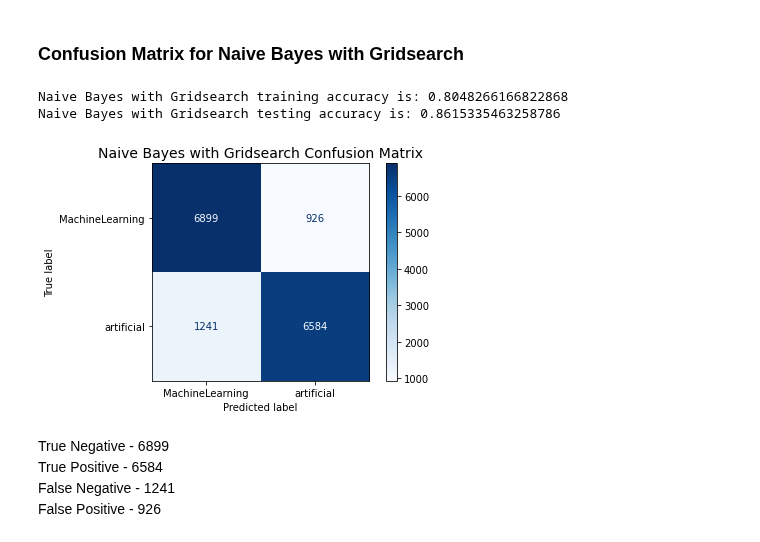
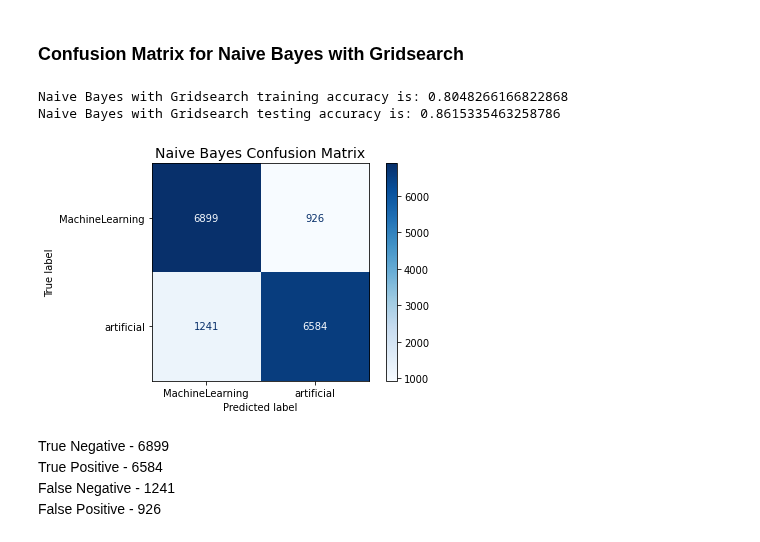
Before and after one commit to amcurley/GA_projects, a Jupyter notebook: Projects/project_3-master/code/03_title_only_lr_nb.ipynb, the cells around one changed output. Saved outputs shown, nothing was run; the diff lists cells and outputs as text; code cells hidden in the pictures.

```diff
--- a/Projects/project_3-master/code/03_title_only_lr_nb.ipynb
+++ b/Projects/project_3-master/code/03_title_only_lr_nb.ipynb
@@ -507,12 +507,12 @@ tn_2, fp_2, fn_2, tp_2 = confusion_matrix(y_test, preds_3).ravel()
 # %%
 plot_confusion_matrix(gs_cvec_nb, X_test['title'], y_test, cmap='Blues', values_format='d');
 print(f"Naive Bayes with Gridsearch training accuracy is: {gs_cvec_nb.score(X_train['title'], y_train)}")
 print(f"Naive Bayes with Gridsearch testing accuracy is: {gs_cvec_nb.score(X_test['title'], y_test)}")
-plt.title('Naive Bayes with Gridsearch Confusion Matrix', size = 14);
+plt.title('Naive Bayes Confusion Matrix', size = 14);
 # %% [output]
 Naive Bayes with Gridsearch training accuracy is: 0.8048266166822868
 Naive Bayes with Gridsearch testing accuracy is: 0.8615335463258786
-[figure, old version]
+[figure, new version]
 # %% [markdown]
 True Negative - 6899
 True Positive - 6584
```
Also changed, not shown: 1 other file.
